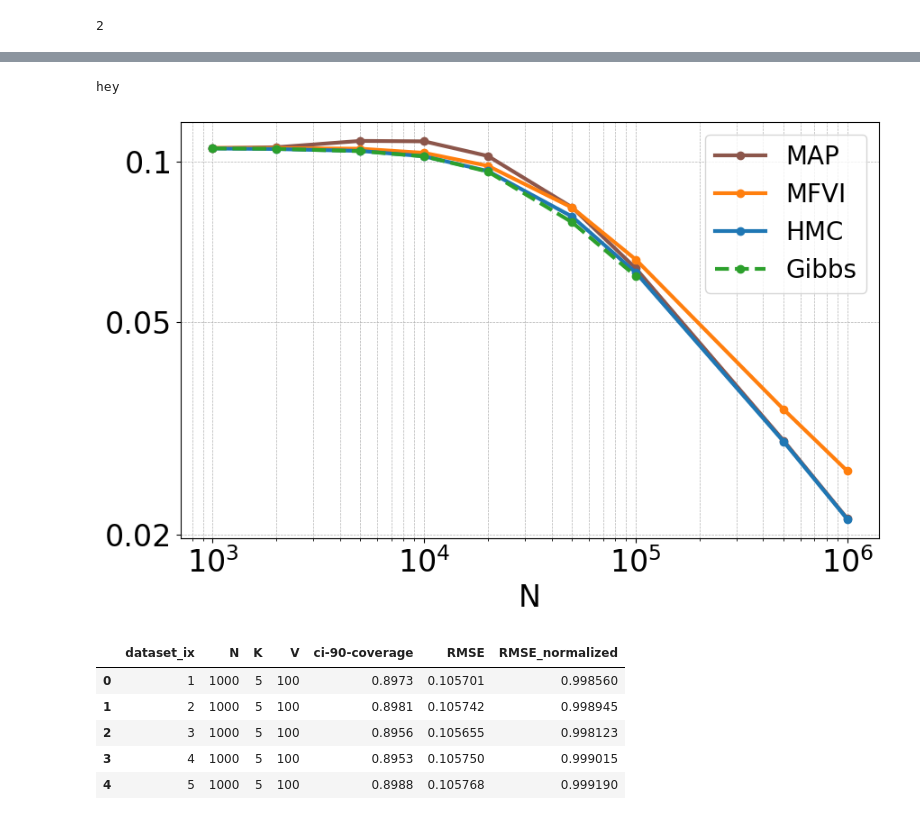
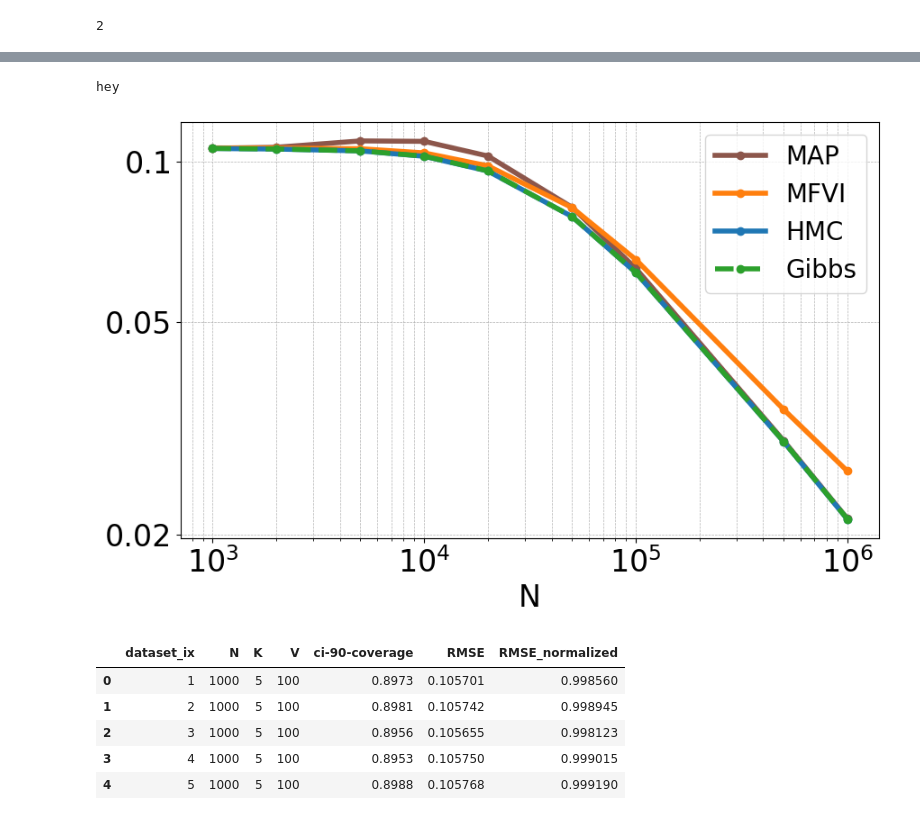
Before and after one commit to ninpnin/embedding-uncertainty-estimation, a Jupyter notebook: plots/rmse_convergence.ipynb, the cells around one changed output, grey strips where cells are left out. Drawn from its saved outputs; the diff is of its cells as text; code cells hidden in the pictures.

```diff
--- a/plots/rmse_convergence.ipynb
+++ b/plots/rmse_convergence.ipynb
@@ -332,13 +332,13 @@ for VK, df in laplace.groupby(['V','K']):
 
 plt.figure(figsize=(10, 6))
 
-plt.plot(sizes, average_rmse_map, marker='o', label='MAP', color='tab:brown', linewidth=3)
-plt.plot(sizes, average_rmse_vi, marker='o', label='MFVI', color='tab:orange', linewidth=3)
-plt.plot(sizes, average_rmse_hmc, marker='o', label='HMC', color='tab:blue', linewidth=3)
+plt.plot(sizes, average_rmse_map, marker='o', label='MAP', color='tab:brown', linewidth=4)
+plt.plot(sizes, average_rmse_vi, marker='o', label='MFVI', color='tab:orange', linewidth=4)
+plt.plot(sizes, average_rmse_hmc, marker='o', label='HMC', color='tab:blue', linewidth=4)
 if len(gibbs_rmse):
     rmse = np.array([None for i in sizes])
     rmse[0:len(gibbs_rmse)] = gibbs_rmse
-    plt.plot(sizes, rmse, marker='o', label='Gibbs', color='tab:green', linewidth=3, linestyle = '--')
+    plt.plot(sizes, rmse, marker='o', label='Gibbs', color='tab:green', linewidth=4, linestyle = '--')
 
 #if len(laplace_rmse):
 #    rmse = np.array([None for i in sizes])
@@ -421,7 +421,7 @@ gibbs = gibbs[gibbs['method']=='Gibbs']
 
 plt.figure(figsize=(10, 6))
 
-cmap = cm.get_cmap('Pastel1', lut=len(gibbs.groupby(['V', 'K'])))
+cmap = cm.get_cmap('viridis', lut=len(gibbs.groupby(['V', 'K'])))
 markers = [ 's', 'D','o', '^', 'v', 'P']
 for idx,((V, K), df) in enumerate(gibbs.groupby(['V', 'K'])):
     # Compute N/V
@@ -429,14 +429,17 @@ for idx,((V, K), df) in enumerate(gibbs.groupby(['V', 'K'])):
 
     # Compute mean RMSE for each N
     gibbs_rmse = df.groupby('N')['RMSE'].mean()
-    if (V,K)==(200,10):
-        dff = df
+
     x_vals = list(gibbs_rmse.index)
     x_vals = [n/V for n in x_vals]
 
+    if (V,K)==(100,10):
+        x_vals = x_vals[:-1]
+        gibbs_rmse = gibbs_rmse[:-1]
+
     color = cmap((idx)/ len(gibbs.groupby(['V', 'K'])))
     marker = markers[idx % len(markers)]
-    plt.loglog(x_vals, gibbs_rmse,  linestyle='-', label=f'V={V}, K={K}', alpha=0.90,linewidth=2.0, marker=marker) #, color=color
+    plt.loglog(x_vals, gibbs_rmse,  linestyle='-', label=f'V={V}, K={K}', alpha=0.90,linewidth=4.0, marker=marker, color=color) #, color=color
 
 plt.xlabel('N / V', fontsize=22)
 #plt.ylabel('RMSE', fontsize=14)
@@ -446,6 +449,13 @@ plt.grid(True, which="both", linestyle="--", linewidth=0.5)
 
 
 
+import matplotlib.ticker as ticker
+ax = plt.gca()
+# Set exactly these major ticks and remove any minor ticks.
+ax.yaxis.set_major_locator(ticker.FixedLocator(yticks))
+ax.yaxis.set_minor_locator(ticker.NullLocator())
+
+
 plt.yticks([],[])
 yticks = [0.02, 0.05, 0.1]
 plt.yticks(yticks, [str(tick) for tick in yticks], fontsize=24)
@@ -614,7 +637,7 @@ average_rmse_hmc = average_rmse_across_datasets(data_dir, base_dir, inference_me
 # %%
 ### -- ZIPF ---
 import matplotlib.ticker as ticker
-
+sizes = [1000, 2000 ,5000, 10000, 20000, 50000, 100000, 500000, 1000000]
 average_rmse_hmc = [0.10566962391395437,
  0.10543560923792547,
  0.104577305522908,
@@ -646,7 +669,8 @@ average_rmse_map = [0.10580674565989281,
  0.021461286447834075]
 
 
-gibbs =  pd.read_csv('coverage-zipf.csv')
+gibbs =  pd.read_csv('rmse-spurdo-new.csv')
+gibbs = gibbs[gibbs['simulation']=='zipf']
 gibbs_rmse = []
 for VK, df in gibbs.groupby(['V','K']):
     #print(VK)
@@ -671,46 +695,46 @@ for VK, df in laplace.groupby(['V','K']):
 
 plt.figure(figsize=(10, 6))
 
-plt.plot(sizes, average_rmse_map, marker='o', label='MAP', color='tab:brown', linewidth=3)
-plt.plot(sizes, average_rmse_vi, marker='o', label='MFVI', color='tab:orange', linewidth=3)
-plt.plot(sizes, average_rmse_hmc, marker='o', label='HMC', color='tab:blue', linewidth=3)
+plt.plot(sizes, average_rmse_map, marker='o', label='MAP', color='tab:brown', linewidth=4)
+plt.plot(sizes, average_rmse_vi, marker='o', label='MFVI', color='tab:orange', linewidth=4)
+plt.plot(sizes, average_rmse_hmc, marker='o', label='HMC', color='tab:blue', linewidth=4)
 if len(gibbs_rmse):
     rmse = np.array([None for i in sizes])
     rmse[0:len(gibbs_rmse)] = gibbs_rmse
-    plt.plot(sizes, rmse, marker='o', label='Gibbs', color='tab:green', linewidth=3, linestyle = '--')
+    plt.plot(sizes, rmse, marker='o', label='Gibbs', color='tab:green', linewidth=4, linestyle = '--')
 
 #if len(laplace_rmse):
 #    rmse = np.array([None for i in sizes])
 #    rmse[0:len(laplace_rmse)] = laplace_rmse
 #    plt.plot(sizes, rmse, marker='o', label='Gibbs', color='tab:brown', linewidth=2)
 
 plt.xscale('log')
 plt.yscale('log')
 plt.xlabel('N', fontsize=24)
 #plt.ylabel('RMSE', fontsize=22)
 #plt.title('Comparison of RMSE for VI and HMC', fontsize=16)
 plt.legend(fontsize=20)
 plt.grid(True, which="both", linestyle='--', linewidth=0.5)
 
 yticks = [0.02, 0.05, 0.1]
 plt.yticks(yticks, [str(tick) for tick in yticks], fontsize=24)
 
 
 ax = plt.gca()
 
 # Set exactly these major ticks and remove any minor ticks.
 ax.yaxis.set_major_locator(ticker.FixedLocator(yticks))
 ax.yaxis.set_minor_locator(ticker.NullLocator())
 
 #ytick_labels = [r'$2\times10^{-2}$', r'$5\times10^{-2}$', r'$1\times10^{-1}$']
 #plt.yticks(yticks, ytick_labels, fontsize=20)
 #plt.yticks(fontsize=13)
 #plt.yticks([], [])
 plt.xticks(fontsize=24)
 plt.show()
 # %% [output]
 hey
-[figure, old version]
+[figure, new version]
 # %%
 data_dir = "../../data/ten_V100K5-zipf"
 base_dir = "../../results_ten_V100K5_zipf/nofix/vi/"
```
Also changed, not shown: parts of 4 cells of this notebook.
